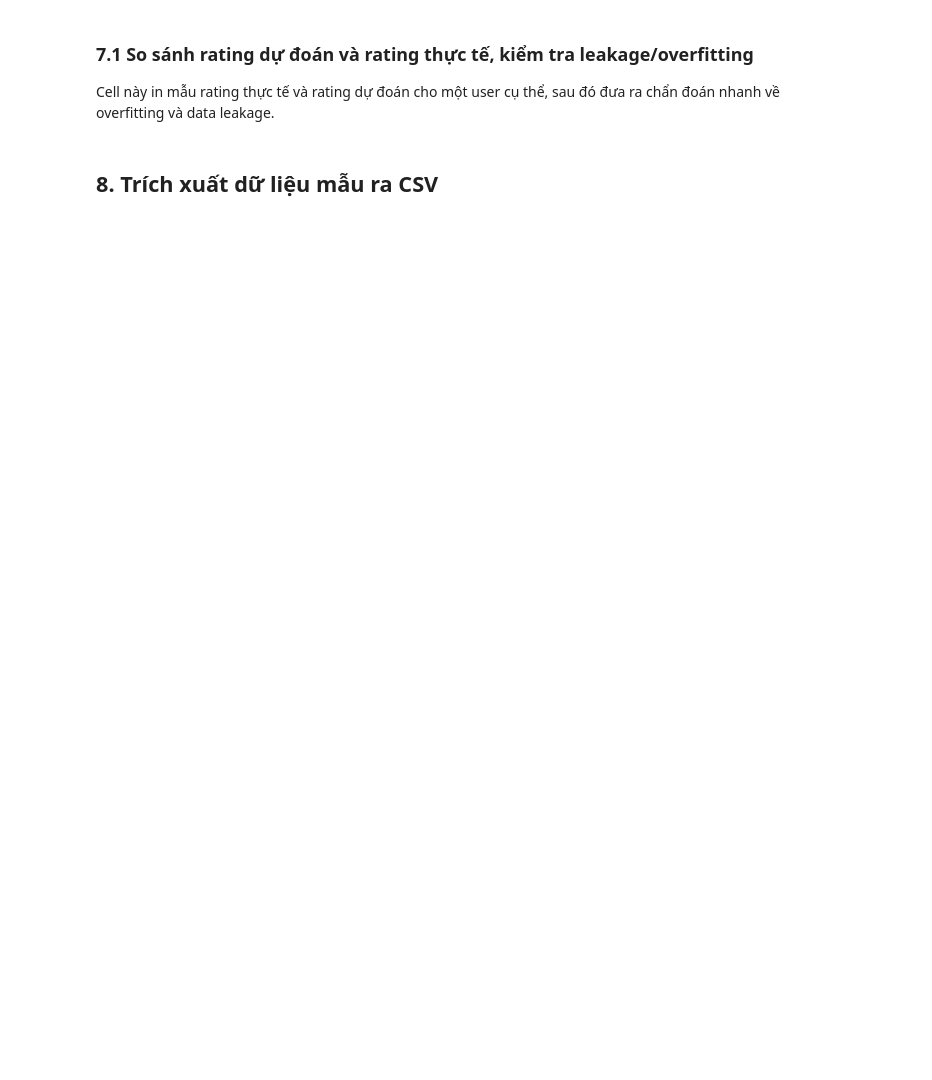
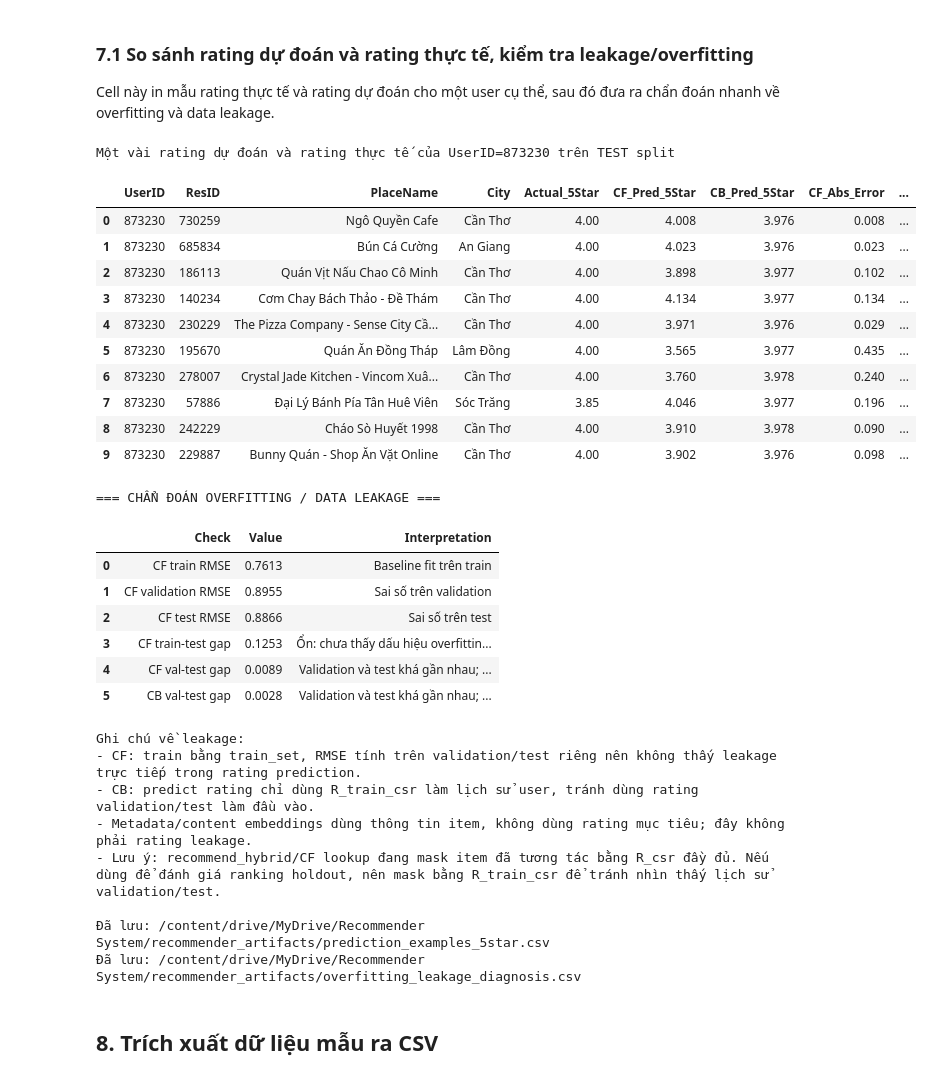
Before and after one commit to TuNgoc233/ETL_CaNhan_2, a Jupyter notebook: Offline_recommender.ipynb, the cells around one changed output. Drawn from its saved outputs; the diff is of its cells as text; code cells hidden in the pictures; blank space fills up the shorter version.

Commit message:
Được tạo bằng Colab

```diff
--- a/Offline_recommender.ipynb
+++ b/Offline_recommender.ipynb
@@ -462,0 +505,22 @@ print(f'\nCF lookup mặc định: {len(cf_lookup)} users, top-{TOP_K_CF} mỗi
+# %%
+uid = 45
+city_name = 'Khánh Hòa'
+k = 50
+
+top_items = get_top_k_items_for_user_svd(uid, city_name, k)
+
+# Lấy dự đoán rating cho user 45
+u_idx = user_id_to_cf_idx.get(uid)
+preds = global_mean + b_u[u_idx] + b_i + Q.dot(P[u_idx])
+
+# Giới hạn (clip) giá trị rating thô về đúng thang 0.5 - 5.0
+preds = np.clip(preds, 0.5, 5.0)
+
+# Tạo DataFrame kết quả kết hợp thêm predict rating và tên địa điểm
+result_df = pd.DataFrame([
+    {'ResID': item_id, 'Predicted_Rating': preds[cf_item_id_to_idx[item_id]]}
+    for item_id in top_items
+])
+
+result_df = result_df.merge(places_meta[['ResID', 'PlaceName', 'CategoryGroup']], on='ResID', how='left')
+display(result_df)
@@ -597,0 +700,14 @@ for u_idx in top_users[:3]:
+# %%
+    uid = 45
+    current_item = 33826
+    current_city = _normalize_city_name(res2city.get(current_item))
+    src = places_meta[places_meta['ResID'] == current_item]
+    src_row = src.iloc[0]
+    print(f"\n=== User={uid} | Item đang xem={current_item} "
+          f"({src_row['PlaceName']} - {current_city}) ===")
+    df = recommend_hybrid(uid, current_item, city_name=current_city, k=10)
+    if df.empty:
+        print('(Không có gợi ý phù hợp)')
+    else:
+        print(df[['PlaceName', 'City', 'DistanceKm', 'ModelScore', 'DistanceScore',
+                  'FinalScore', 'Rank', 'Source']].to_string(index=False))
@@ -729,7 +858,6 @@ def build_prediction_inspection(split_set, user_id=None, n=10):
 
         cf_pred = float(np.clip(cf_algo.predict(uid, iid).est, 0.5, 5.0))
         cb_pred = float(predict_content_based_rating(uid_idx, iid_idx, R_train_csr, global_mean_5star))
-        hybrid_pred = float(np.clip(best_alpha * cf_pred + (1 - best_alpha) * cb_pred, 0.5, 5.0))
 
         rows.append({
             'UserID': int(cf_user_ids[uid_idx]),
@@ -739,10 +867,8 @@ def build_prediction_inspection(split_set, user_id=None, n=10):
             'Actual_5Star': round(float(true_r), 3),
             'CF_Pred_5Star': round(cf_pred, 3),
             'CB_Pred_5Star': round(cb_pred, 3),
-            'Hybrid_Pred_5Star': round(hybrid_pred, 3),
             'CF_Abs_Error': round(abs(cf_pred - float(true_r)), 3),
             'CB_Abs_Error': round(abs(cb_pred - float(true_r)), 3),
-            'Hybrid_Abs_Error': round(abs(hybrid_pred - float(true_r)), 3),
         })
 
     return selected_user_id, pd.DataFrame(rows)
@@ -762,7 +888,6 @@ cf_train_val_gap = cf_val_rmse - cf_train_rmse
 cf_train_test_gap = cf_test_rmse - cf_train_rmse
 cf_val_test_gap = abs(cf_test_rmse - cf_val_rmse)
 cb_val_test_gap = abs(cb_test_rmse - cb_val_rmse)
-hybrid_val_test_gap = abs(hybrid_test_rmse - best_hybrid_val_rmse)
 
 if cf_train_test_gap > 0.30:
     overfit_status = 'Cảnh báo: CF có dấu hiệu overfitting rõ, train RMSE thấp hơn test khá nhiều.'
@@ -772,35 +897,63 @@ else:
     overfit_status = 'Ổn: chưa thấy dấu hiệu overfitting mạnh qua RMSE train/validation/test.'
 
 if max(cf_val_test_gap, cb_val_test_gap, hybrid_val_test_gap) > 0.15:
     generalization_status = 'Validation và test lệch nhau tương đối lớn; nên kiểm tra lại cách split hoặc độ phân bố data.'
 else:
     generalization_status = 'Validation và test khá gần nhau; khả năng tổng quát hóa ổn định hơn.'
 
 leakage_notes = [
     'CF: train bằng train_set, RMSE tính trên validation/test riêng nên không thấy leakage trực tiếp trong rating prediction.',
     'CB: predict rating chỉ dùng R_train_csr làm lịch sử user, tránh dùng rating validation/test làm đầu vào.',
     'Metadata/content embeddings dùng thông tin item, không dùng rating mục tiêu; đây không phải rating leakage.',
     'Lưu ý: recommend_hybrid/CF lookup đang mask item đã tương tác bằng R_csr đầy đủ. Nếu dùng để đánh giá ranking holdout, nên mask bằng R_train_csr để tránh nhìn thấy lịch sử validation/test.',
 ]
 
 diagnosis_df = pd.DataFrame([
     {'Check': 'CF train RMSE', 'Value': round(cf_train_rmse, 4), 'Interpretation': 'Baseline fit trên train'},
     {'Check': 'CF validation RMSE', 'Value': round(cf_val_rmse, 4), 'Interpretation': 'Sai số trên validation'},
     {'Check': 'CF test RMSE', 'Value': round(cf_test_rmse, 4), 'Interpretation': 'Sai số trên test'},
     {'Check': 'CF train-test gap', 'Value': round(cf_train_test_gap, 4), 'Interpretation': overfit_status},
     {'Check': 'CF val-test gap', 'Value': round(cf_val_test_gap, 4), 'Interpretation': generalization_status},
-    {'Check': 'CB val-test gap', 'Value': round(cb_val_test_gap, 4), 'Interpretation': generalization_status},
-    {'Check': 'Hybrid val-test gap', 'Value': round(hybrid_val_test_gap, 4), 'Interpretation': generalization_status},
+    {'Check': 'CB val-test gap', 'Value': round(cb_val_test_gap, 4), 'Interpretation': generalization_status}
 ])
 
 diagnosis_df.to_csv(OUT_DIR / 'overfitting_leakage_diagnosis.csv', index=False, encoding='utf-8-sig')
 print('\n=== CHẨN ĐOÁN OVERFITTING / DATA LEAKAGE ===')
 display(diagnosis_df)
 print('\nGhi chú về leakage:')
 for note in leakage_notes:
     print('-', note)
 print(f'\nĐã lưu: {OUT_DIR / "prediction_examples_5star.csv"}')
 print(f'Đã lưu: {OUT_DIR / "overfitting_leakage_diagnosis.csv"}')
+# %% [output]
+Một vài rating dự đoán và rating thực tế của UserID=873230 trên TEST split
+|  | UserID | ResID | PlaceName | City | Actual_5Star | CF_Pred_5Star | CB_Pred_5Star | CF_Abs_Error | ... |
+| 0 | 873230 | 730259 | Ngô Quyền Cafe | Cần Thơ | 4.00 | 4.008 | 3.976 | 0.008 | ... |
+| 1 | 873230 | 685834 | Bún Cá Cường | An Giang | 4.00 | 4.023 | 3.976 | 0.023 | ... |
+| 2 | 873230 | 186113 | Quán Vịt Nấu Chao Cô Minh | Cần Thơ | 4.00 | 3.898 | 3.977 | 0.102 | ... |
+| 3 | 873230 | 140234 | Cơm Chay Bách Thảo - Đề Thám | Cần Thơ | 4.00 | 4.134 | 3.977 | 0.134 | ... |
+| 4 | 873230 | 230229 | The Pizza Company - Sense City Cầ... | Cần Thơ | 4.00 | 3.971 | 3.976 | 0.029 | ... |
+| 5 | 873230 | 195670 | Quán Ăn Đồng Tháp | Lâm Đồng | 4.00 | 3.565 | 3.977 | 0.435 | ... |
+| 6 | 873230 | 278007 | Crystal Jade Kitchen - Vincom Xuâ... | Cần Thơ | 4.00 | 3.760 | 3.978 | 0.240 | ... |
+| 7 | 873230 | 57886 | Đại Lý Bánh Pía Tân Huê Viên | Sóc Trăng | 3.85 | 4.046 | 3.977 | 0.196 | ... |
+| 8 | 873230 | 242229 | Cháo Sò Huyết 1998 | Cần Thơ | 4.00 | 3.910 | 3.978 | 0.090 | ... |
+| 9 | 873230 | 229887 | Bunny Quán - Shop Ăn Vặt Online | Cần Thơ | 4.00 | 3.902 | 3.976 | 0.098 | ... |
+=== CHẨN ĐOÁN OVERFITTING / DATA LEAKAGE ===
+|  | Check | Value | Interpretation |
+| 0 | CF train RMSE | 0.7613 | Baseline fit trên train |
+| 1 | CF validation RMSE | 0.8955 | Sai số trên validation |
+| 2 | CF test RMSE | 0.8866 | Sai số trên test |
+| 3 | CF train-test gap | 0.1253 | Ổn: chưa thấy dấu hiệu overfittin... |
+| 4 | CF val-test gap | 0.0089 | Validation và test khá gần nhau; ... |
+| 5 | CB val-test gap | 0.0028 | Validation và test khá gần nhau; ... |
+Ghi chú về leakage:
+- CF: train bằng train_set, RMSE tính trên validation/test riêng nên không thấy leakage trực tiếp trong rating prediction.
+- CB: predict rating chỉ dùng R_train_csr làm lịch sử user, tránh dùng rating validation/test làm đầu vào.
+- Metadata/content embeddings dùng thông tin item, không dùng rating mục tiêu; đây không phải rating leakage.
+- Lưu ý: recommend_hybrid/CF lookup đang mask item đã tương tác bằng R_csr đầy đủ. Nếu dùng để đánh giá ranking holdout, nên mask bằng R_train_csr để tránh nhìn thấy lịch sử validation/test.
+
+Đã lưu: /content/drive/MyDrive/Recommender System/recommender_artifacts/prediction_examples_5star.csv
+Đã lưu: /content/drive/MyDrive/Recommender System/recommender_artifacts/overfitting_leakage_diagnosis.csv
 # %% [markdown]
 ## 8. Trích xuất dữ liệu mẫu ra CSV
 # %%
```
Also changed, not shown: parts of 10 cells of this notebook.
